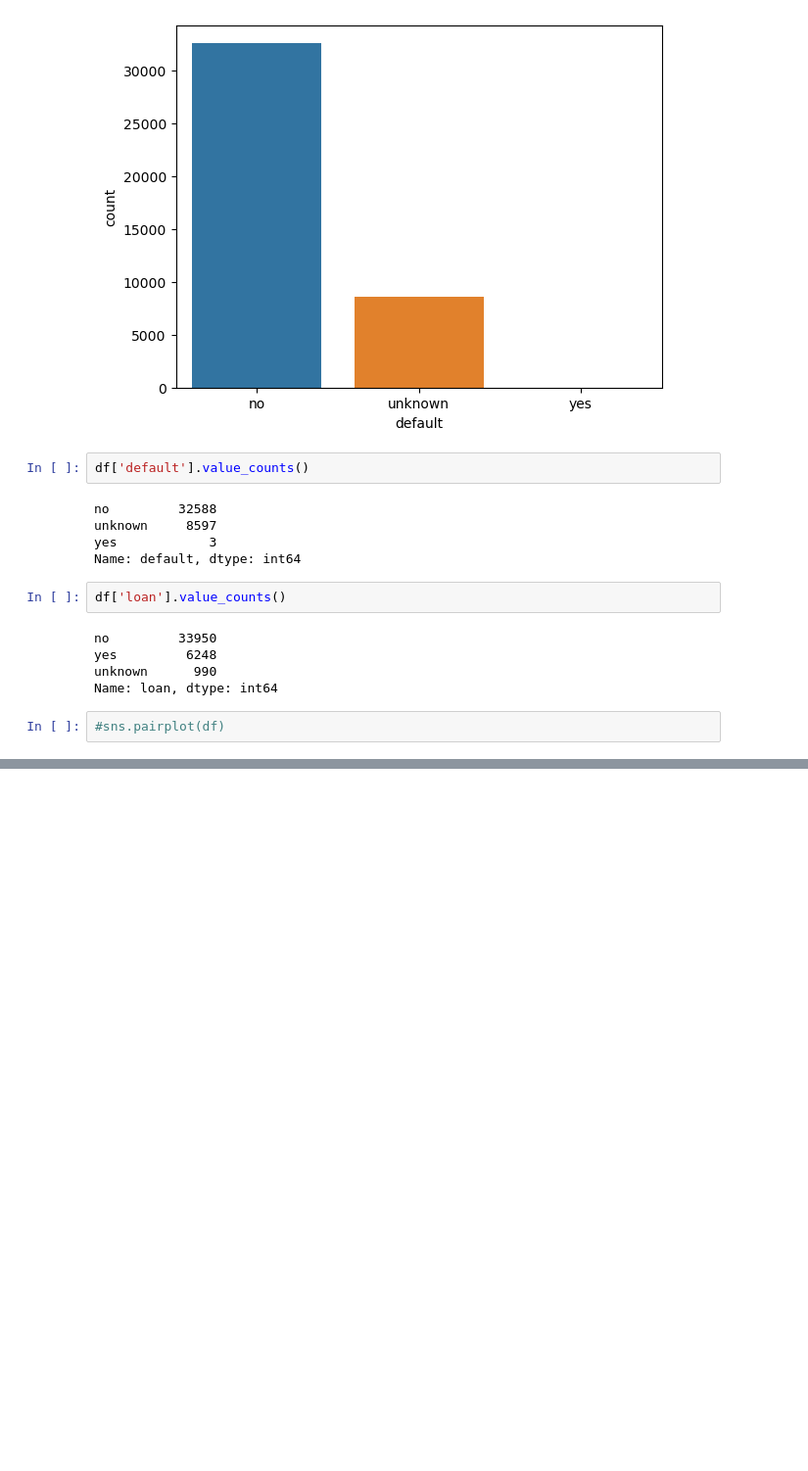
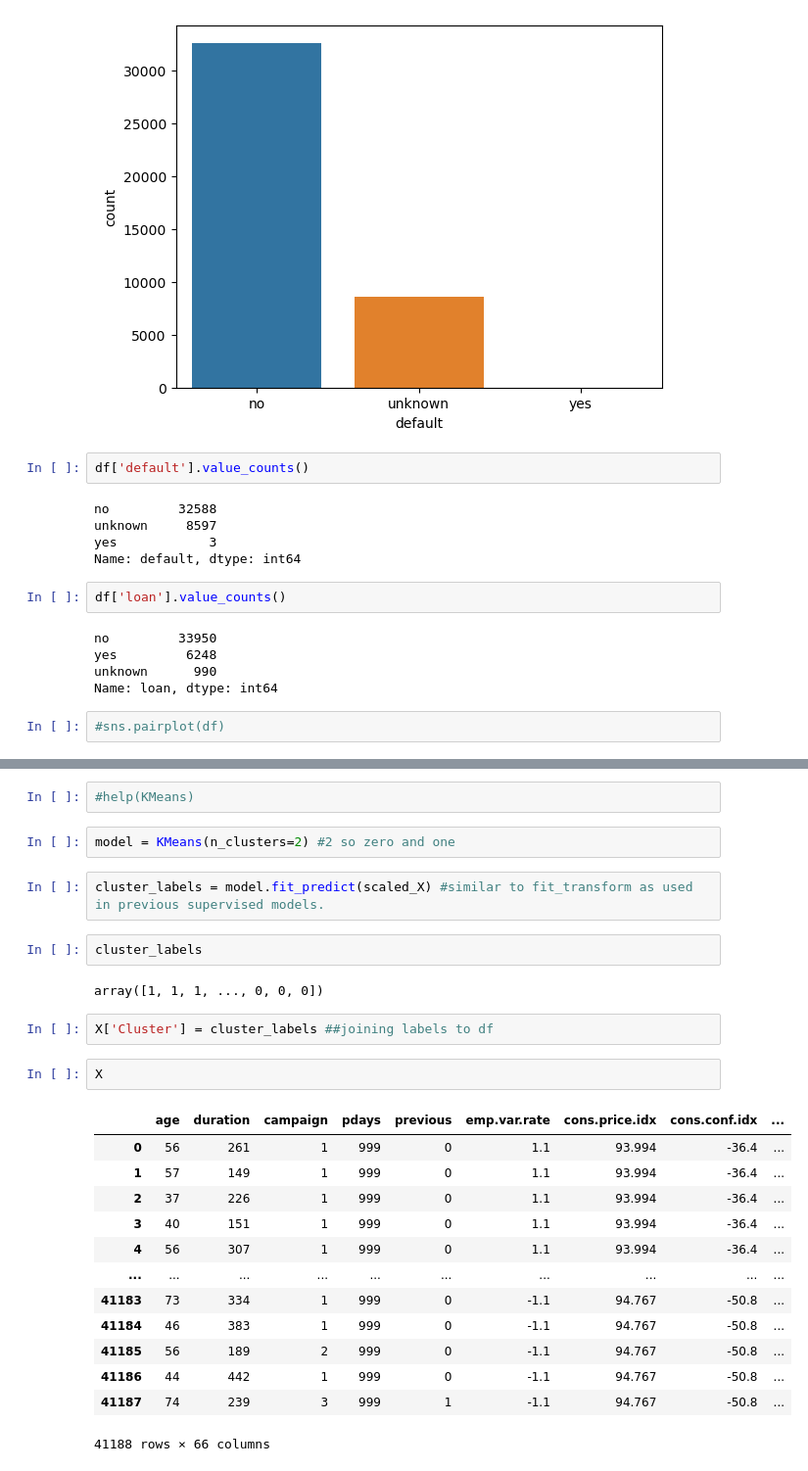
Before and after one commit to NadeemDin/ML-K-Means-Clustering, a Jupyter notebook: Clustering Notes.ipynb, the cells around one changed output, grey strips where cells are left out. Shown: that part at 98% size. Cells and saved outputs as stored; diff of their text form; blank space fills up the shorter version.

```diff
--- a/Clustering Notes.ipynb
+++ b/Clustering Notes.ipynb
@@ -201,0 +213,28 @@ Name: loan, dtype: int64
+# %%
+#help(KMeans)
+# %%
+model = KMeans(n_clusters=2) #2 so zero and one
+# %%
+cluster_labels = model.fit_predict(scaled_X) #similar to fit_transform as used in previous supervised models.
+# %%
+cluster_labels
+# %% [output]
+array([1, 1, 1, ..., 0, 0, 0])
+# %%
+X['Cluster'] = cluster_labels ##joining labels to df
+# %%
+X
+# %% [output]
+|  | age | duration | campaign | pdays | previous | emp.var.rate | cons.price.idx | cons.conf.idx | ... |
+| 0 | 56 | 261 | 1 | 999 | 0 | 1.1 | 93.994 | -36.4 | ... |
+| 1 | 57 | 149 | 1 | 999 | 0 | 1.1 | 93.994 | -36.4 | ... |
+| 2 | 37 | 226 | 1 | 999 | 0 | 1.1 | 93.994 | -36.4 | ... |
+| 3 | 40 | 151 | 1 | 999 | 0 | 1.1 | 93.994 | -36.4 | ... |
+| 4 | 56 | 307 | 1 | 999 | 0 | 1.1 | 93.994 | -36.4 | ... |
+| ... | ... | ... | ... | ... | ... | ... | ... | ... | ... |
+| 41183 | 73 | 334 | 1 | 999 | 0 | -1.1 | 94.767 | -50.8 | ... |
+| 41184 | 46 | 383 | 1 | 999 | 0 | -1.1 | 94.767 | -50.8 | ... |
+| 41185 | 56 | 189 | 2 | 999 | 0 | -1.1 | 94.767 | -50.8 | ... |
+| 41186 | 44 | 442 | 1 | 999 | 0 | -1.1 | 94.767 | -50.8 | ... |
+| 41187 | 74 | 239 | 3 | 999 | 1 | -1.1 | 94.767 | -50.8 | ... |
+41188 rows × 66 columns
```
Also changed, not shown: parts of 8 cells of this notebook.
